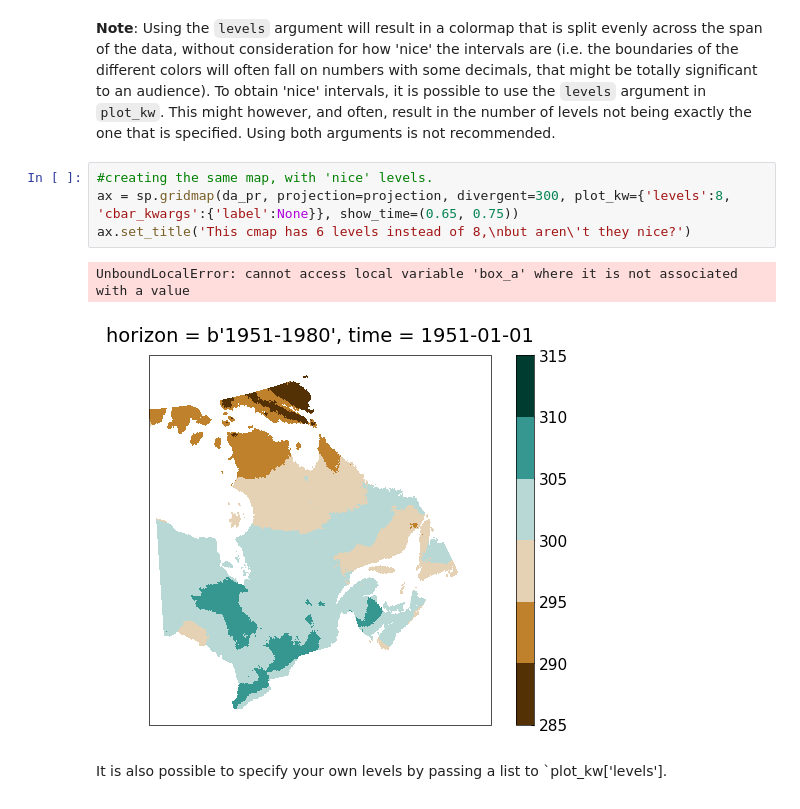
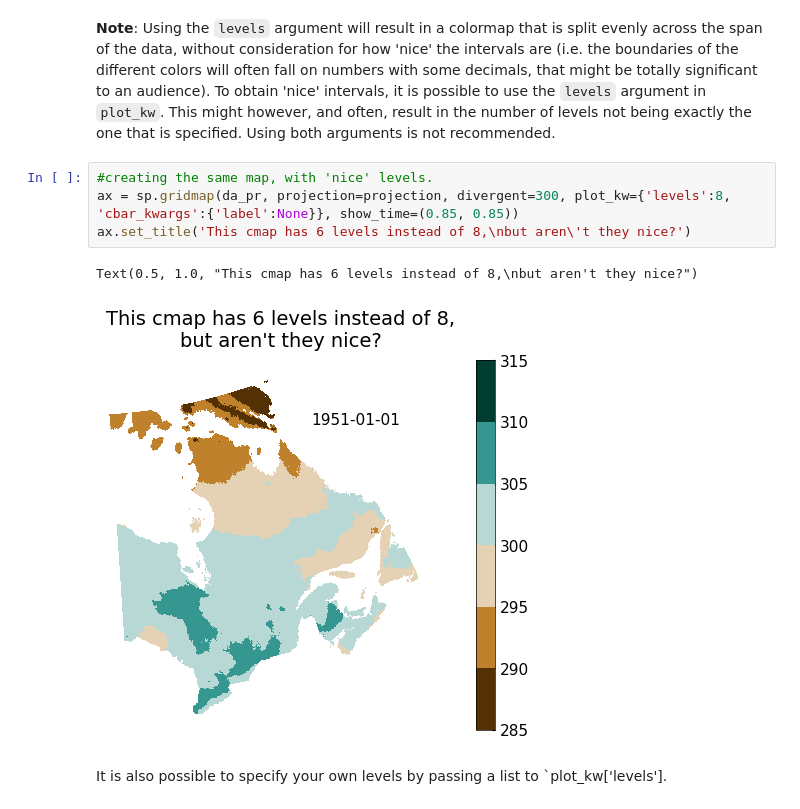
Before and after one commit to Ouranosinc/figanos, a Jupyter notebook: docs/notebooks/spirograph_docs.ipynb, the cells around one changed output. Saved outputs shown, nothing was run; the diff lists cells and outputs as text.

```diff
--- a/docs/notebooks/spirograph_docs.ipynb
+++ b/docs/notebooks/spirograph_docs.ipynb
@@ -307,11 +307,11 @@ Text(0.5, 1.0, "This is still temperature data,\nbut let's pretend.")
 **Note**: Using the `levels` argument will result in a colormap that is split evenly across the span of the data, without consideration for how 'nice' the intervals are (i.e. the boundaries of the different colors will often fall on numbers with some decimals, that might be totally significant to an audience). To obtain 'nice' intervals, it is possible to use the `levels` argument in `plot_kw`. This might however, and often, result in the number of levels not being exactly the one that is specified. Using both arguments is not recommended.
 # %%
 #creating the same map, with 'nice' levels.
-ax = sp.gridmap(da_pr, projection=projection, divergent=300, plot_kw={'levels':8, 'cbar_kwargs':{'label':None}}, show_time=(0.65, 0.75))
+ax = sp.gridmap(da_pr, projection=projection, divergent=300, plot_kw={'levels':8, 'cbar_kwargs':{'label':None}}, show_time=(0.85, 0.85))
 ax.set_title('This cmap has 6 levels instead of 8,\nbut aren\'t they nice?')
 # %% [output]
-UnboundLocalError: cannot access local variable 'box_a' where it is not associated with a value
+Text(0.5, 1.0, "This cmap has 6 levels instead of 8,\nbut aren't they nice?")
-[figure, old version]
+[figure, new version]
 # %% [markdown]
 It is also possible to specify your own levels by passing a list to `plot_kw['levels'].
 # %%
```
Also changed, not shown: parts of 19 cells of this notebook, 1 other file.
